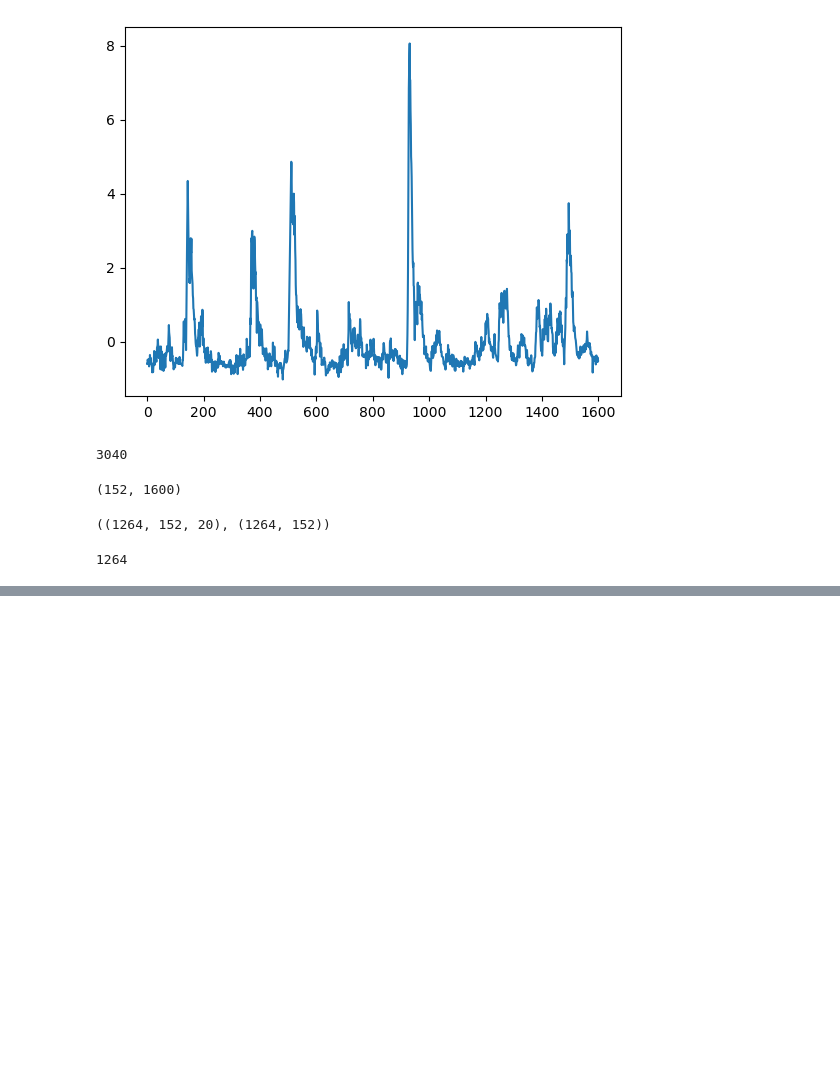
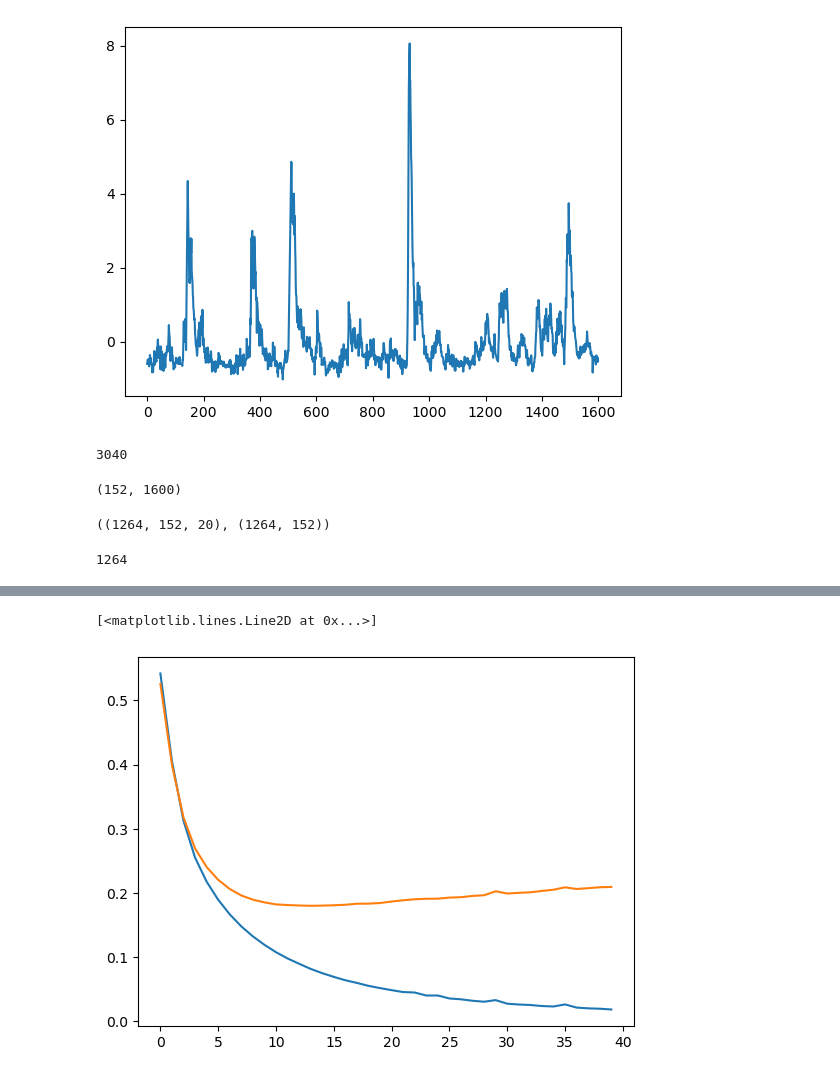
Before and after one commit to BenThrelfall/the_worm_machine, a Jupyter notebook: standard.ipynb, the cells around one changed output, grey strips where cells are left out. Drawn from its saved outputs; the diff is of its cells as text; code cells hidden in the pictures; blank space fills up the shorter version.

```diff
--- a/standard.ipynb
+++ b/standard.ipynb
@@ -175,0 +216,2 @@ plt.plot(ext_line[60])
+# %%
+split = [a.split("Loss") for a in split_lines]
@@ -175,0 +238,6 @@ plt.plot(ext_line[60])
+# %%
+numbers = [ a[1:] for a in split]
+# %%
+numbers = [ [float(a.replace(", Test", "").strip()) for a in b] for b in numbers]
+# %%
+numbers = np.array(numbers)
@@ -175,0 +255,6 @@ plt.plot(ext_line[60])
+# %%
+plt.plot(numbers[:, 0])
+plt.plot(numbers[:, 1])
+# %% [output]
+[<matplotlib.lines.Line2D at 0x...>]
+[figure, added]
```
Also changed, not shown: parts of 12 cells of this notebook, 2 other files.
